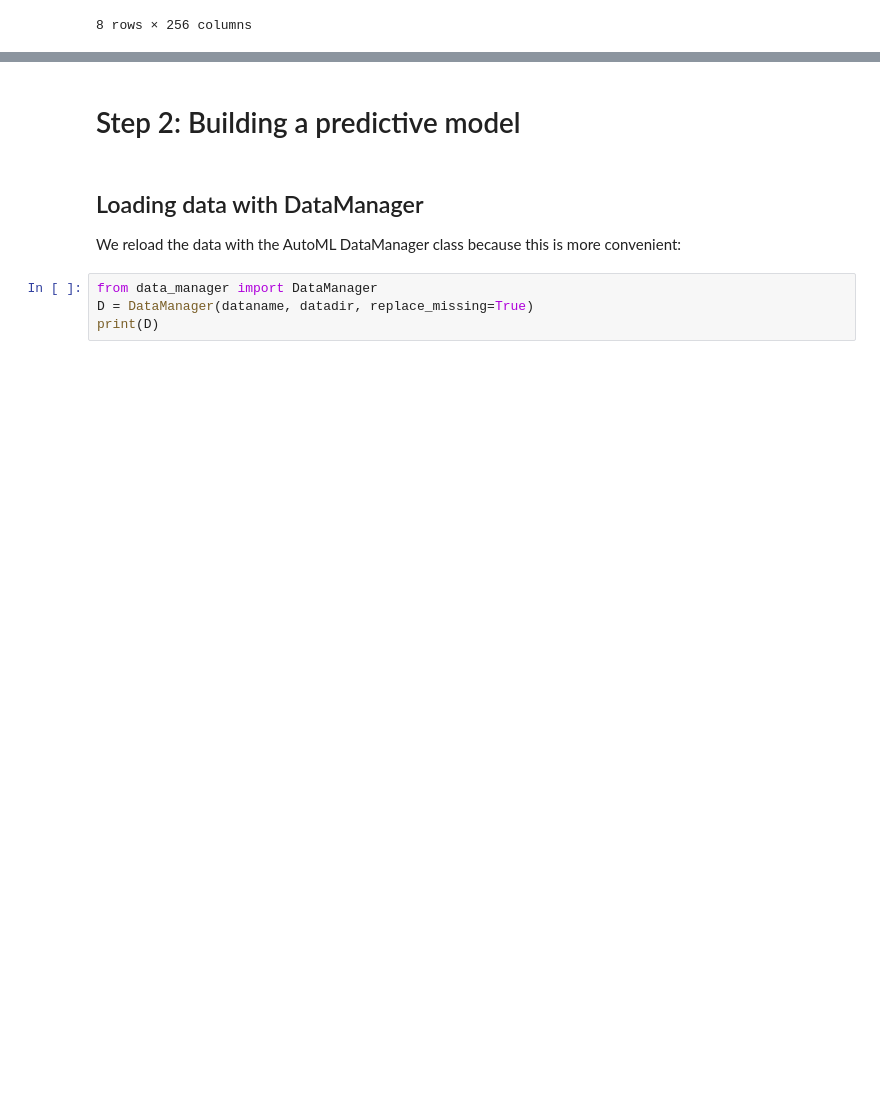
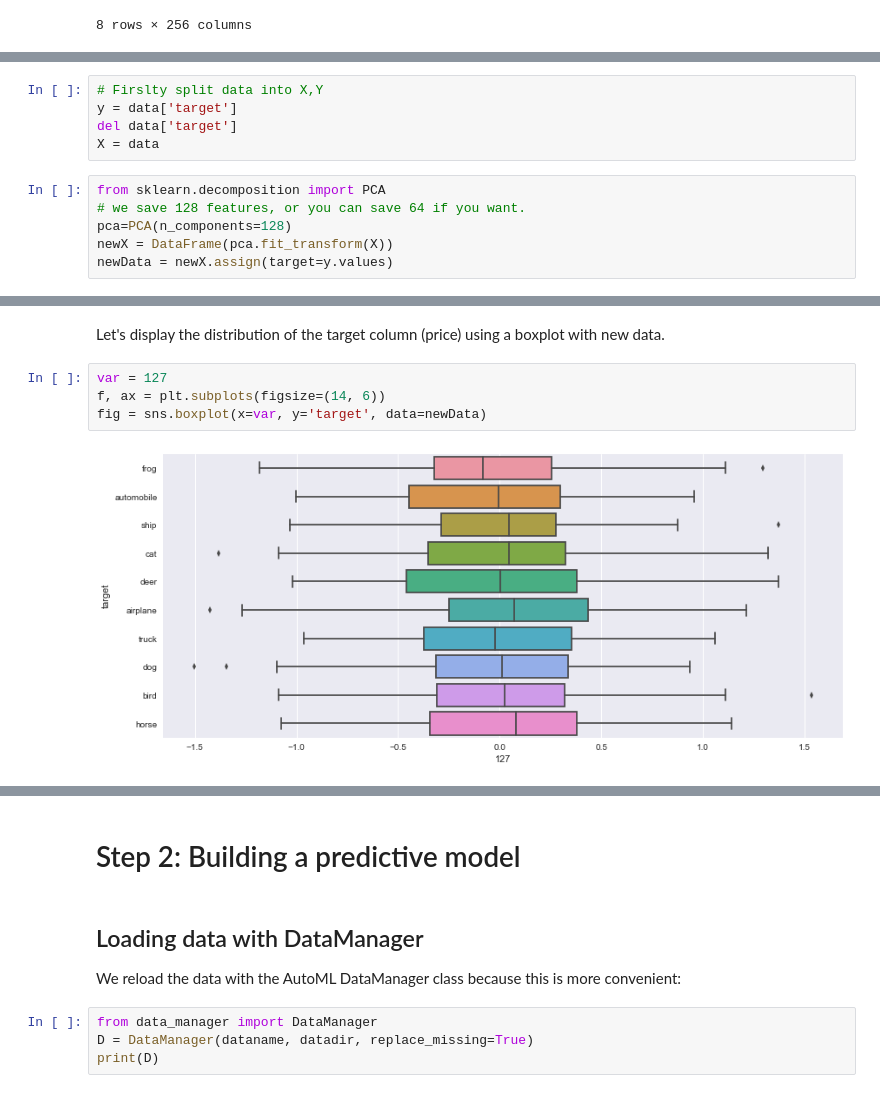
Before and after one commit to Shiro-LK/VISION_project, a Jupyter notebook: Starting_kit/README.ipynb, the cells around one changed output, grey strips where cells are left out. Cells and saved outputs as stored; diff of their text form; blank space fills up the shorter version.

```diff
--- a/Starting_kit/README.ipynb
+++ b/Starting_kit/README.ipynb
@@ -87,0 +108,11 @@ data.describe()
+# %%
+# Firslty split data into X,Y
+y = data['target']
+del data['target']
+X = data
+# %%
+from sklearn.decomposition import PCA
+# we save 128 features, or you can save 64 if you want.
+pca=PCA(n_components=128)
+newX = DataFrame(pca.fit_transform(X))
+newData = newX.assign(target=y.values)
@@ -87,0 +129,8 @@ data.describe()
+# %% [markdown]
+Let's display the distribution of the target column (price) using a boxplot with new data.
+# %%
+var = 127
+f, ax = plt.subplots(figsize=(14, 6))
+fig = sns.boxplot(x=var, y='target', data=newData)
+# %% [output]
+[figure, added]
```
Also changed, not shown: parts of 27 cells of this notebook.
